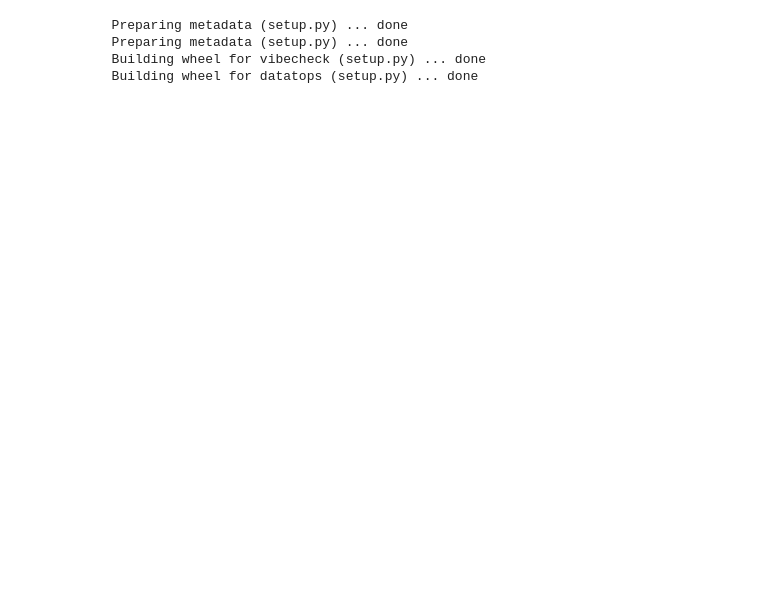
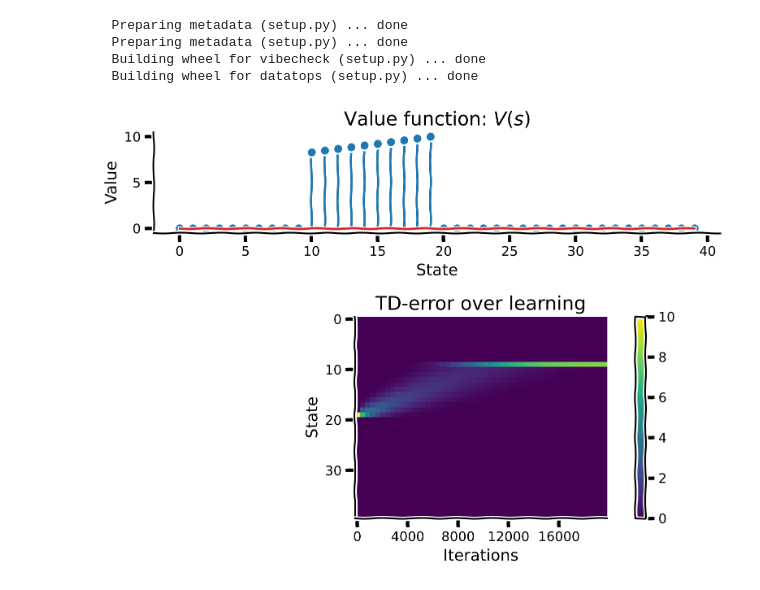
Before and after one commit to briskicedteaa/SP-Model-Repo, a Jupyter notebook: Prototype_v0_2.ipynb, the cells around one changed output. Drawn from its saved outputs; the diff is of its cells as text; code cells hidden in the pictures; blank space fills up the shorter version.

Commit message:
Implemented Coding Exercise 1: TD-learning with guaranteed rewards of the tutorial

```diff
--- a/Prototype_v0_2.ipynb
+++ b/Prototype_v0_2.ipynb
@@ -208,3 +208,53 @@ class ProbabilisticCC(ClassicalConditioning):
     if reward:
       reward*= int(np.random.uniform(size=1)[0] < self.p_reward)
     return next_state, reward
+# %%
+def td_learner(env, n_trials, gamma=0.98, alpha=0.001):
+  """ Temporal Difference learning
+
+  Args:
+    env (object): the environment to be learned
+    n_trials (int): the number of trials to run
+    gamma (float): temporal discount factor
+    alpha (float): learning rate
+
+  Returns:
+    ndarray, ndarray: the value function and temporal difference error arrays
+  """
+  V = np.zeros(env.n_steps) # Array to store values over states (time)
+  TDE = np.zeros((env.n_steps, n_trials)) # Array to store TD errors
+
+  for n in range(n_trials):
+
+    state = 0 # Initial state
+    for t in range(env.n_steps):
+
+      # Get next state and next reward
+      next_state, reward = env.get_outcome(state)
+
+      # Is the current state in the delay period (after CS)?
+      is_delay = env.state_dict[state][0]
+
+      # Write an expression to compute the TD-error
+      TDE[state, n] = (reward + gamma * V[next_state] - V[state])
+
+      # Write an expression to update the value function
+      V[state] += alpha * TDE[state, n] * is_delay
+
+      # Update state
+      state = next_state
+
+  return V, TDE
+
+
+# Initialize classical conditioning class
+env = ClassicalConditioning(n_steps=40, reward_magnitude=10, reward_time=10)
+
+# Perform temporal difference learning
+V, TDE = td_learner(env, n_trials=20000)
+
+# Visualize
+with plt.xkcd():
+  learning_summary_plot(V, TDE)
+# %% [output]
+[figure, added]
```
